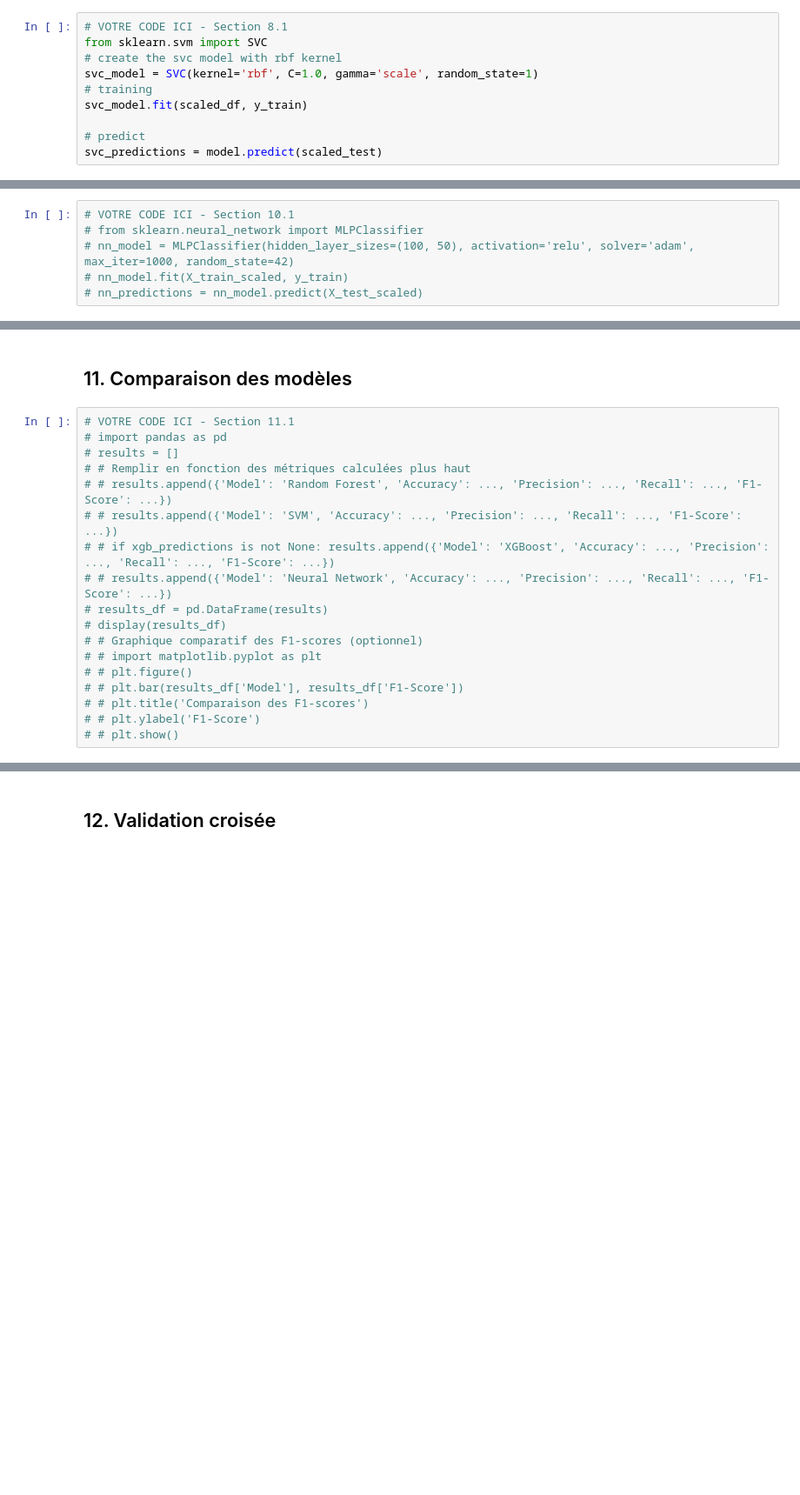
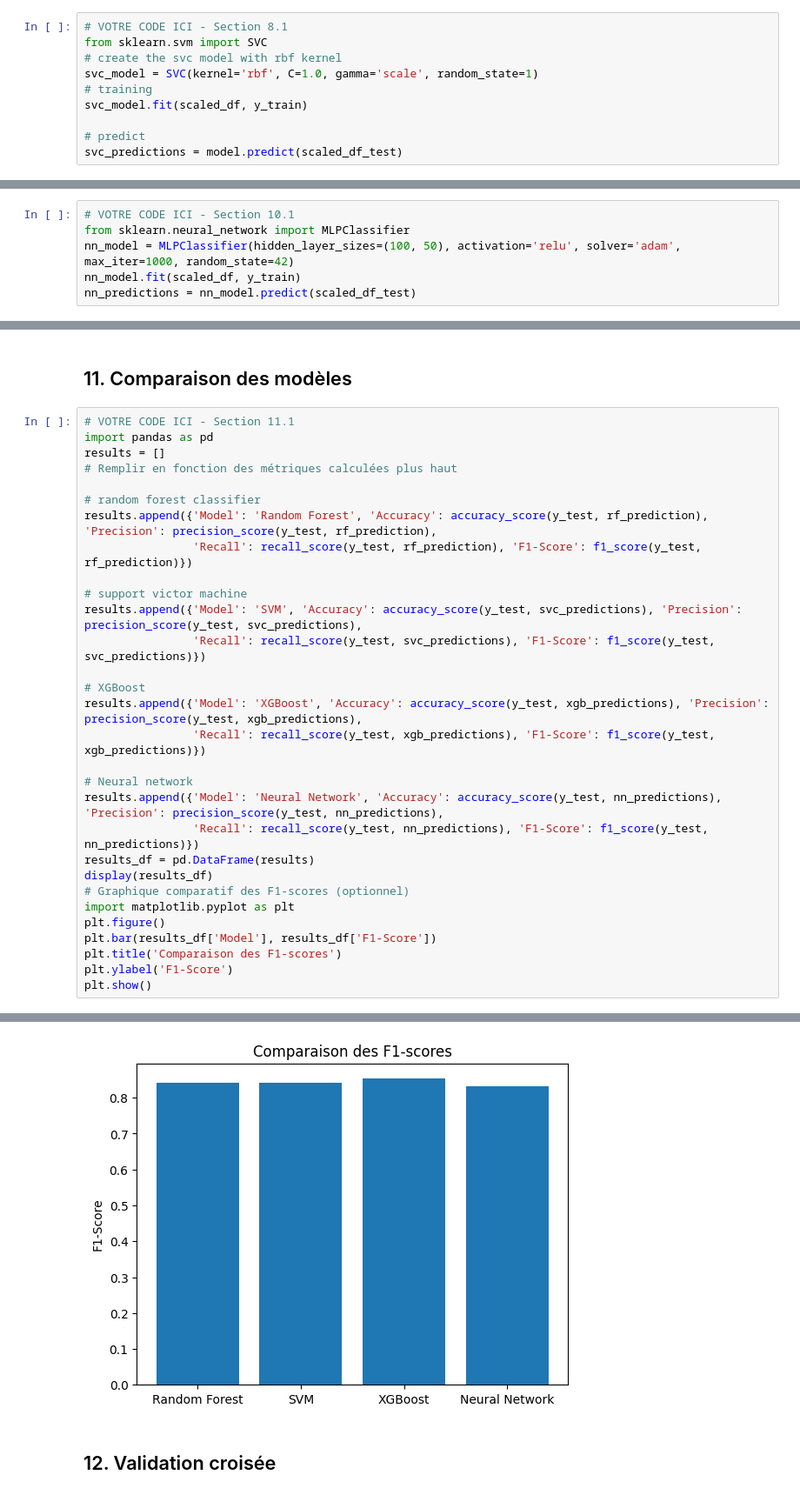
Before and after one commit to 17matb/youtube-trends, a Jupyter notebook: ml_youtube_trends.ipynb, the cells around one changed output, grey strips where cells are left out. Shown: that part at 87% size. Drawn from its saved outputs; the diff is of its cells as text; blank space fills up the shorter version.

```diff
--- a/ml_youtube_trends.ipynb
+++ b/ml_youtube_trends.ipynb
@@ -568,7 +587,7 @@ svc_model = SVC(kernel='rbf', C=1.0, gamma='scale', random_state=1)
 svc_model.fit(scaled_df, y_train)
 
 # predict
-svc_predictions = model.predict(scaled_test)
+svc_predictions = model.predict(scaled_df_test)
 # %% [markdown]
 **Consigne 8.2 — Évaluation**
 # %%
@@ -631,10 +683,10 @@ XGBoost n'est pas installé. Installez avec: pip install xgboost
 **Consigne 10.1 — Entraînement (données normalisées)**
 # %%
 # VOTRE CODE ICI - Section 10.1
-# from sklearn.neural_network import MLPClassifier
-# nn_model = MLPClassifier(hidden_layer_sizes=(100, 50), activation='relu', solver='adam', max_iter=1000, random_state=42)
-# nn_model.fit(X_train_scaled, y_train)
-# nn_predictions = nn_model.predict(X_test_scaled)
+from sklearn.neural_network import MLPClassifier
+nn_model = MLPClassifier(hidden_layer_sizes=(100, 50), activation='relu', solver='adam', max_iter=1000, random_state=42)
+nn_model.fit(scaled_df, y_train)
+nn_predictions = nn_model.predict(scaled_df_test)
 # %% [markdown]
 **Consigne 10.2 — Évaluation**
 # %%
@@ -650,19 +709,32 @@ XGBoost n'est pas installé. Installez avec: pip install xgboost
 ## 11. Comparaison des modèles
 # %%
 # VOTRE CODE ICI - Section 11.1
-# import pandas as pd
-# results = []
-# # Remplir en fonction des métriques calculées plus haut
-# # results.append({'Model': 'Random Forest', 'Accuracy': ..., 'Precision': ..., 'Recall': ..., 'F1-Score': ...})
-# # results.append({'Model': 'SVM', 'Accuracy': ..., 'Precision': ..., 'Recall': ..., 'F1-Score': ...})
-# # if xgb_predictions is not None: results.append({'Model': 'XGBoost', 'Accuracy': ..., 'Precision': ..., 'Recall': ..., 'F1-Score': ...})
-# # results.append({'Model': 'Neural Network', 'Accuracy': ..., 'Precision': ..., 'Recall': ..., 'F1-Score': ...})
-# results_df = pd.DataFrame(results)
-# display(results_df)
-# # Graphique comparatif des F1-scores (optionnel)
-# # import matplotlib.pyplot as plt
-# # plt.figure()
-# # plt.bar(results_df['Model'], results_df['F1-Score'])
-# # plt.title('Comparaison des F1-scores')
-# # plt.ylabel('F1-Score')
-# # plt.show()
+import pandas as pd
+results = []
+# Remplir en fonction des métriques calculées plus haut
+
+# random forest classifier
+results.append({'Model': 'Random Forest', 'Accuracy': accuracy_score(y_test, rf_prediction), 'Precision': precision_score(y_test, rf_prediction),
+                'Recall': recall_score(y_test, rf_prediction), 'F1-Score': f1_score(y_test, rf_prediction)})
+
+# support victor machine
+results.append({'Model': 'SVM', 'Accuracy': accuracy_score(y_test, svc_predictions), 'Precision': precision_score(y_test, svc_predictions),
+                'Recall': recall_score(y_test, svc_predictions), 'F1-Score': f1_score(y_test, svc_predictions)})
+
+# XGBoost
+results.append({'Model': 'XGBoost', 'Accuracy': accuracy_score(y_test, xgb_predictions), 'Precision': precision_score(y_test, xgb_predictions),
+                'Recall': recall_score(y_test, xgb_predictions), 'F1-Score': f1_score(y_test, xgb_predictions)})
+
+# Neural network
+results.append({'Model': 'Neural Network', 'Accuracy': accuracy_score(y_test, nn_predictions), 'Precision': precision_score(y_test, nn_predictions),
+                'Recall': recall_score(y_test, nn_predictions), 'F1-Score': f1_score(y_test, nn_predictions)})
+results_df = pd.DataFrame(results)
+display(results_df)
+# Graphique comparatif des F1-scores (optionnel)
+import matplotlib.pyplot as plt
+plt.figure()
+plt.bar(results_df['Model'], results_df['F1-Score'])
+plt.title('Comparaison des F1-scores')
+plt.ylabel('F1-Score')
+plt.show()
+# %% [output]
@@ -669,3 +746,4 @@ XGBoost n'est pas installé. Installez avec: pip install xgboost
+[figure, added]
 # %% [markdown]
 ## 12. Validation croisée
 # %%
```
Also changed, not shown: parts of 15 cells of this notebook, 2 other files.
